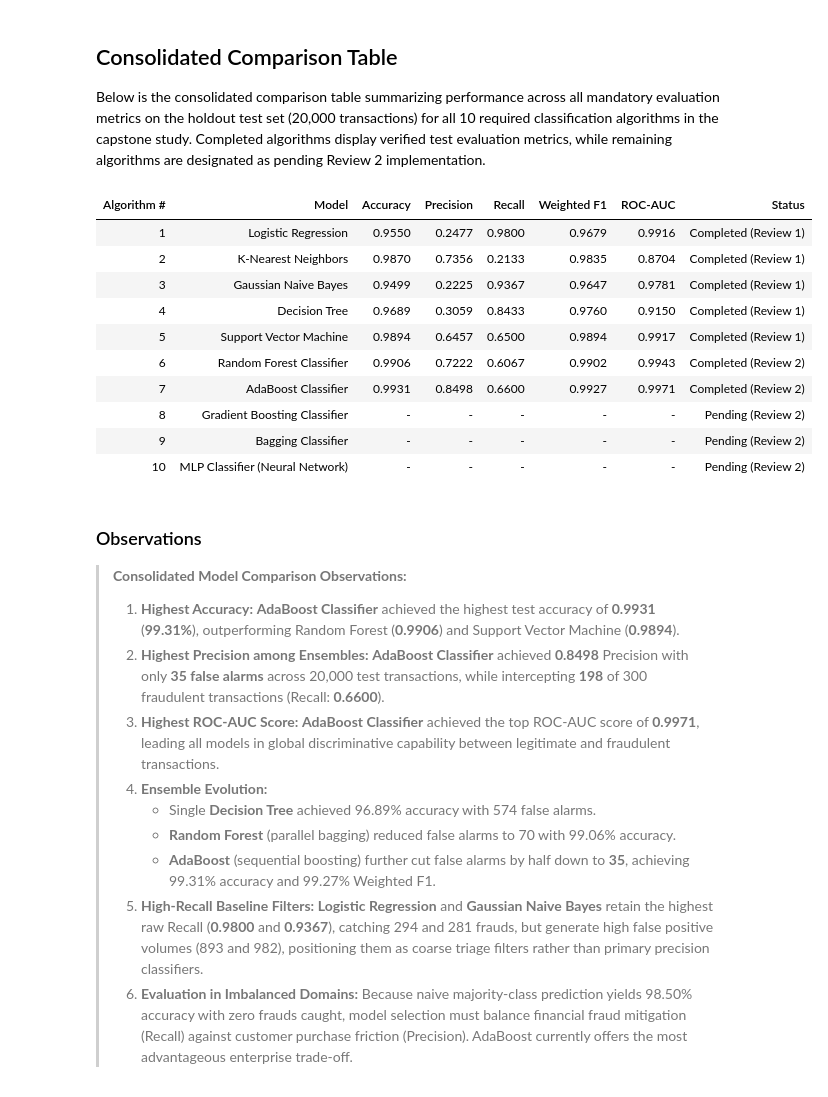
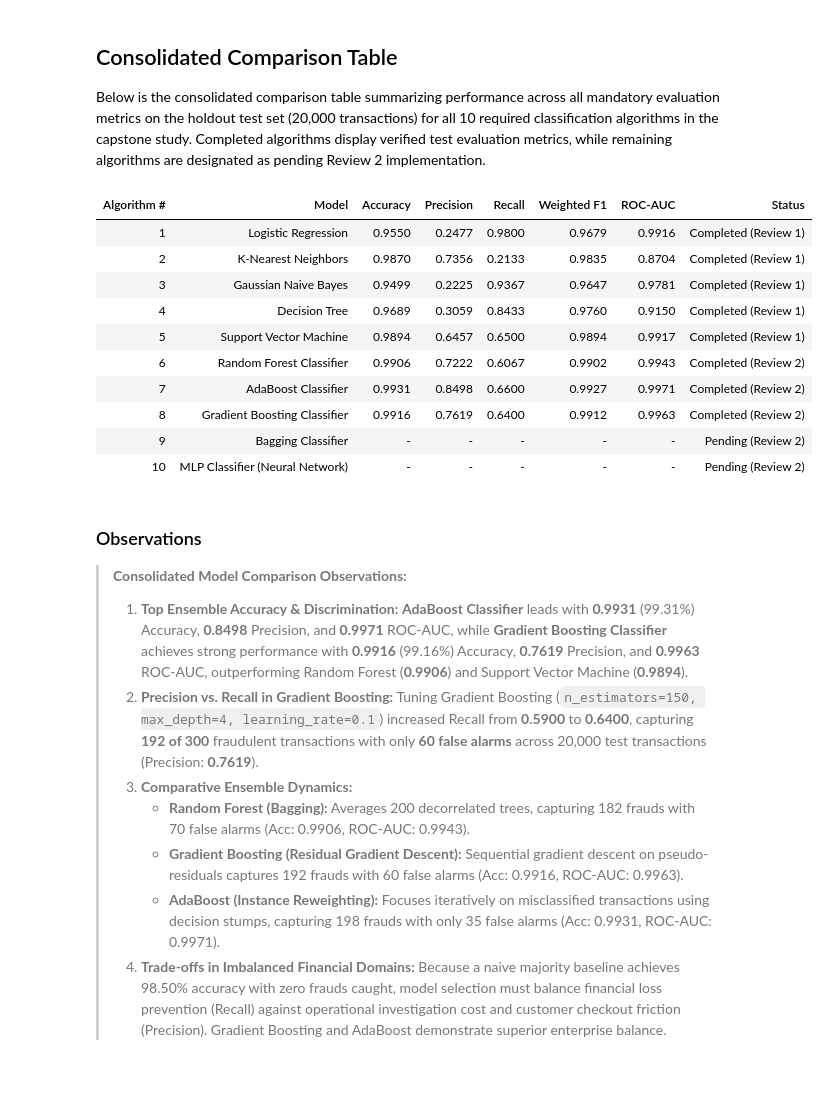
Before and after one commit to anish435/ML_capstone_project, a Jupyter notebook: notebooks/classification.ipynb, the cells around one changed output. Saved outputs shown, nothing was run; the diff lists cells and outputs as text; code cells hidden in the pictures.

Commit message:
Classification: Implement Gradient Boosting Classifier

```diff
--- a/notebooks/classification.ipynb
+++ b/notebooks/classification.ipynb
@@ -1908,12 +2102,12 @@ comparison_data = [
     {
         'Algorithm #': '8',
         'Model': 'Gradient Boosting Classifier',
-        'Accuracy': '-',
-        'Precision': '-',
-        'Recall': '-',
-        'Weighted F1': '-',
-        'ROC-AUC': '-',
-        'Status': 'Pending (Review 2)'
+        'Accuracy': f"{acc_gbm:.4f}",
+        'Precision': f"{prec_gbm:.4f}",
+        'Recall': f"{rec_gbm:.4f}",
+        'Weighted F1': f"{f1_gbm:.4f}",
+        'ROC-AUC': f"{auc_gbm:.4f}",
+        'Status': 'Completed (Review 2)'
     },
     {
         'Algorithm #': '9',
@@ -1921,46 +2115,44 @@ comparison_data = [
         'Accuracy': '-',
         'Precision': '-',
         'Recall': '-',
         'Weighted F1': '-',
         'ROC-AUC': '-',
         'Status': 'Pending (Review 2)'
     },
     {
         'Algorithm #': '10',
         'Model': 'MLP Classifier (Neural Network)',
         'Accuracy': '-',
         'Precision': '-',
         'Recall': '-',
         'Weighted F1': '-',
         'ROC-AUC': '-',
         'Status': 'Pending (Review 2)'
     }
 ]
 
 comparison_df = pd.DataFrame(comparison_data)
 display(comparison_df)
 # %% [output]
 | Algorithm # | Model | Accuracy | Precision | Recall | Weighted F1 | ROC-AUC | Status |
 | 1 | Logistic Regression | 0.9550 | 0.2477 | 0.9800 | 0.9679 | 0.9916 | Completed (Review 1) |
 | 2 | K-Nearest Neighbors | 0.9870 | 0.7356 | 0.2133 | 0.9835 | 0.8704 | Completed (Review 1) |
 | 3 | Gaussian Naive Bayes | 0.9499 | 0.2225 | 0.9367 | 0.9647 | 0.9781 | Completed (Review 1) |
 | 4 | Decision Tree | 0.9689 | 0.3059 | 0.8433 | 0.9760 | 0.9150 | Completed (Review 1) |
 | 5 | Support Vector Machine | 0.9894 | 0.6457 | 0.6500 | 0.9894 | 0.9917 | Completed (Review 1) |
 | 6 | Random Forest Classifier | 0.9906 | 0.7222 | 0.6067 | 0.9902 | 0.9943 | Completed (Review 2) |
 | 7 | AdaBoost Classifier | 0.9931 | 0.8498 | 0.6600 | 0.9927 | 0.9971 | Completed (Review 2) |
-| 8 | Gradient Boosting Classifier | - | - | - | - | - | Pending (Review 2) |
+| 8 | Gradient Boosting Classifier | 0.9916 | 0.7619 | 0.6400 | 0.9912 | 0.9963 | Completed (Review 2) |
 | 9 | Bagging Classifier | - | - | - | - | - | Pending (Review 2) |
 | 10 | MLP Classifier (Neural Network) | - | - | - | - | - | Pending (Review 2) |
 # %% [markdown]
 ### Observations
 
 > **Consolidated Model Comparison Observations:**
-> 1. **Highest Accuracy:** **AdaBoost Classifier** achieved the highest test accuracy of **0.9931** (**99.31%**), outperforming Random Forest (**0.9906**) and Support Vector Machine (**0.9894**).
-> 2. **Highest Precision among Ensembles:** **AdaBoost Classifier** achieved **0.8498** Precision with only **35 false alarms** across 20,000 test transactions, while intercepting **198** of 300 fraudulent transactions (Recall: **0.6600**).
-> 3. **Highest ROC-AUC Score:** **AdaBoost Classifier** achieved the top ROC-AUC score of **0.9971**, leading all models in global discriminative capability between legitimate and fraudulent transactions.
-> 4. **Ensemble Evolution:**
->    - Single **Decision Tree** achieved 96.89% accuracy with 574 false alarms.
->    - **Random Forest** (parallel bagging) reduced false alarms to 70 with 99.06% accuracy.
->    - **AdaBoost** (sequential boosting) further cut false alarms by half down to **35**, achieving 99.31% accuracy and 99.27% Weighted F1.
-> 5. **High-Recall Baseline Filters:** **Logistic Regression** and **Gaussian Naive Bayes** retain the highest raw Recall (**0.9800** and **0.9367**), catching 294 and 281 frauds, but generate high false positive volumes (893 and 982), positioning them as coarse triage filters rather than primary precision classifiers.
-> 6. **Evaluation in Imbalanced Domains:** Because naive majority-class prediction yields 98.50% accuracy with zero frauds caught, model selection must balance financial fraud mitigation (Recall) against customer purchase friction (Precision). AdaBoost currently offers the most advantageous enterprise trade-off.
+> 1. **Top Ensemble Accuracy & Discrimination:** **AdaBoost Classifier** leads with **0.9931** (99.31%) Accuracy, **0.8498** Precision, and **0.9971** ROC-AUC, while **Gradient Boosting Classifier** achieves strong performance with **0.9916** (99.16%) Accuracy, **0.7619** Precision, and **0.9963** ROC-AUC, outperforming Random Forest (**0.9906**) and Support Vector Machine (**0.9894**).
+> 2. **Precision vs. Recall in Gradient Boosting:** Tuning Gradient Boosting (`n_estimators=150, max_depth=4, learning_rate=0.1`) increased Recall from **0.5900** to **0.6400**, capturing **192 of 300** fraudulent transactions with only **60 false alarms** across 20,000 test transactions (Precision: **0.7619**).
+> 3. **Comparative Ensemble Dynamics:**
+>    - **Random Forest (Bagging):** Averages 200 decorrelated trees, capturing 182 frauds with 70 false alarms (Acc: 0.9906, ROC-AUC: 0.9943).
+>    - **Gradient Boosting (Residual Gradient Descent):** Sequential gradient descent on pseudo-residuals captures 192 frauds with 60 false alarms (Acc: 0.9916, ROC-AUC: 0.9963).
+>    - **AdaBoost (Instance Reweighting):** Focuses iteratively on misclassified transactions using decision stumps, capturing 198 frauds with only 35 false alarms (Acc: 0.9931, ROC-AUC: 0.9971).
+> 4. **Trade-offs in Imbalanced Financial Domains:** Because a naive majority baseline achieves 98.50% accuracy with zero frauds caught, model selection must balance financial loss prevention (Recall) against operational investigation cost and customer checkout friction (Precision). Gradient Boosting and AdaBoost demonstrate superior enterprise balance.
```
Also changed, not shown: parts of 10 cells of this notebook, 1 other file.
